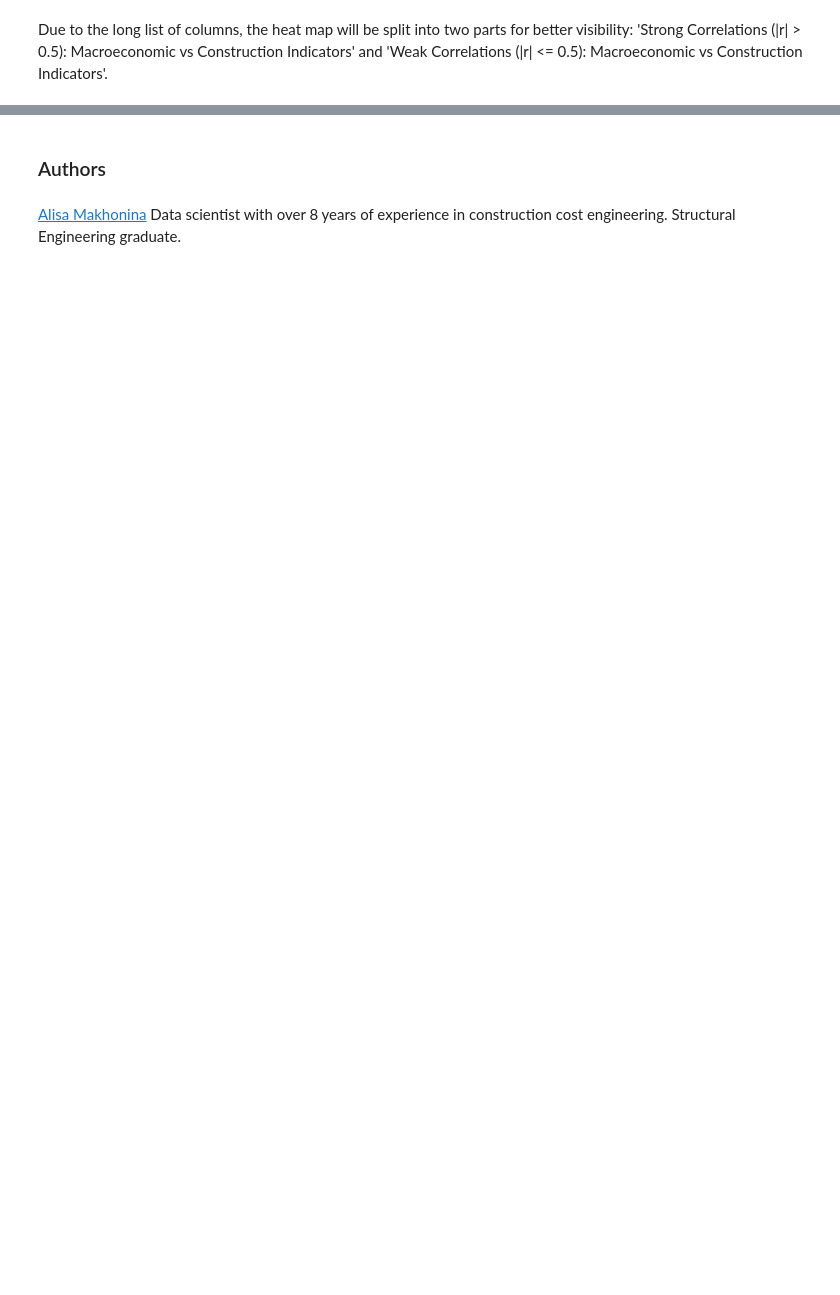
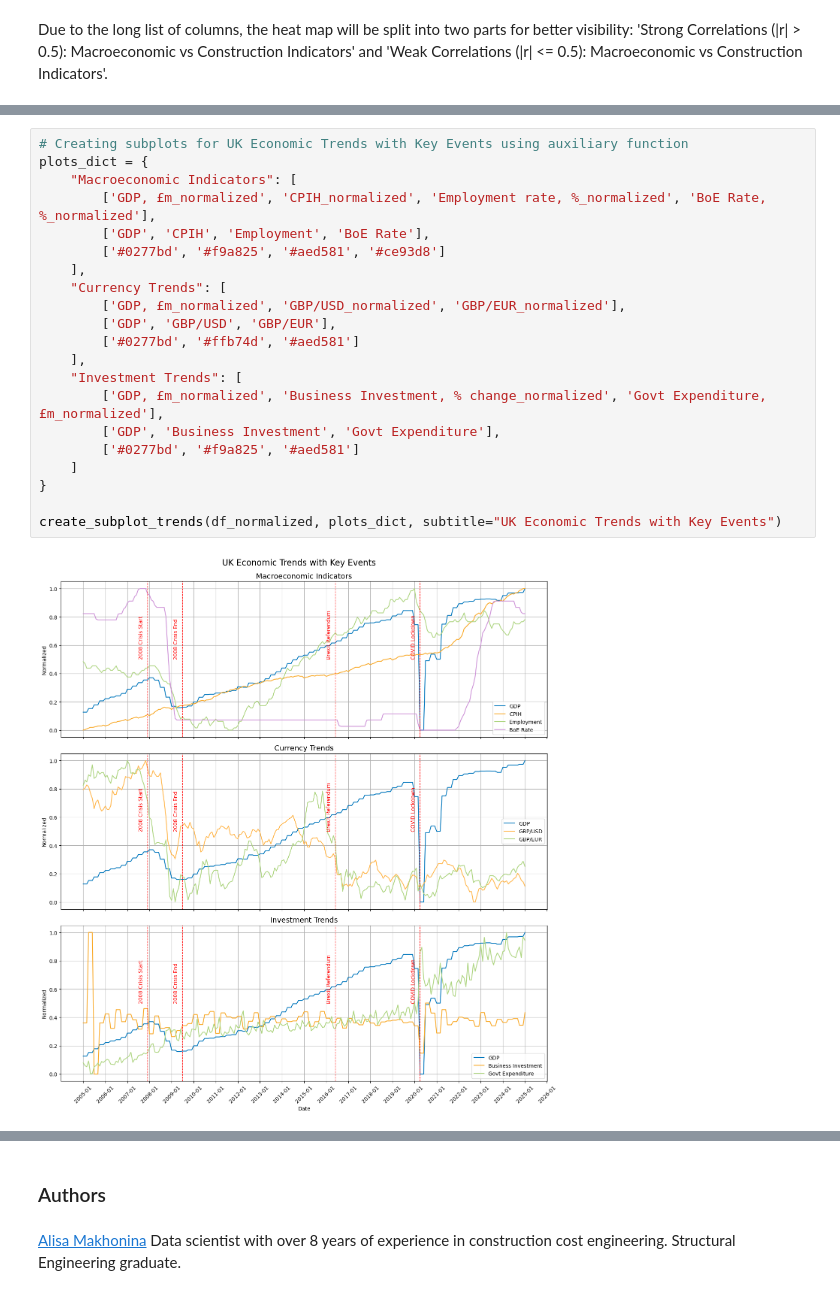
Before and after one commit to Alisa-Makhonina/Macroeconomic_indicators_vs_Construction_indicators, a Jupyter notebook: 4_Exploratory Data Analysis.ipynb, the cells around one changed output, grey strips where cells are left out. Cells and saved outputs as stored; diff of their text form; blank space fills up the shorter version.

```diff
--- a/4_Exploratory Data Analysis.ipynb
+++ b/4_Exploratory Data Analysis.ipynb
@@ -141,0 +315,23 @@ The correlation heatmaps reveals strong ties between construction output, small
+# %%
+# Creating subplots for UK Economic Trends with Key Events using auxiliary function
+plots_dict = {
+    "Macroeconomic Indicators": [
+        ['GDP, £m_normalized', 'CPIH_normalized', 'Employment rate, %_normalized', 'BoE Rate, %_normalized'],
+        ['GDP', 'CPIH', 'Employment', 'BoE Rate'],
+        ['#0277bd', '#f9a825', '#aed581', '#ce93d8']
+    ],
+    "Currency Trends": [
+        ['GDP, £m_normalized', 'GBP/USD_normalized', 'GBP/EUR_normalized'],
+        ['GDP', 'GBP/USD', 'GBP/EUR'],
+        ['#0277bd', '#ffb74d', '#aed581']
+    ],
+    "Investment Trends": [
+        ['GDP, £m_normalized', 'Business Investment, % change_normalized', 'Govt Expenditure, £m_normalized'],
+        ['GDP', 'Business Investment', 'Govt Expenditure'],
+        ['#0277bd', '#f9a825', '#aed581']
+    ]
+}
+
+create_subplot_trends(df_normalized, plots_dict, subtitle="UK Economic Trends with Key Events")
+# %% [output]
+[figure, added]
```
Also changed, not shown: parts of 18 cells of this notebook.
